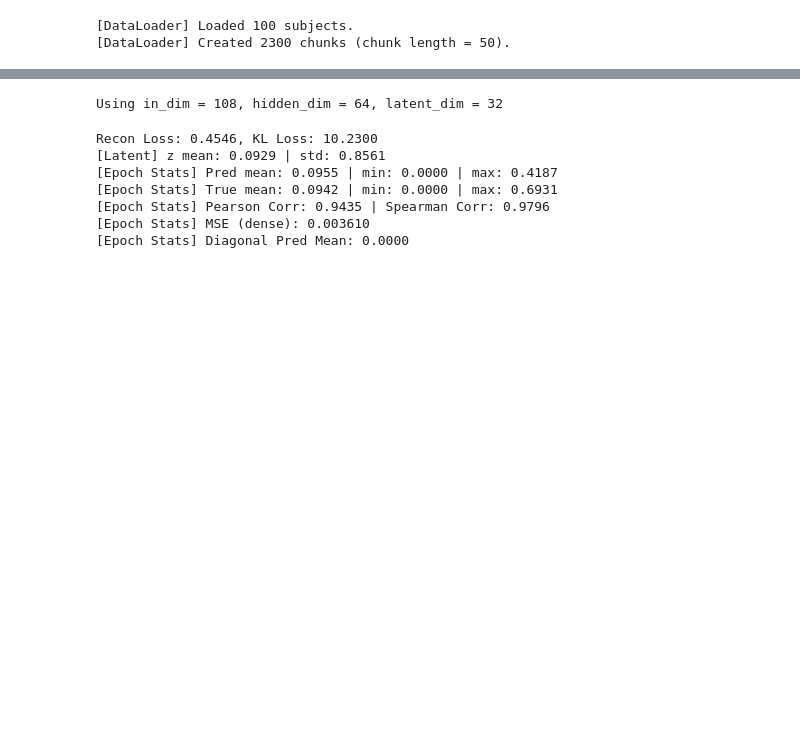
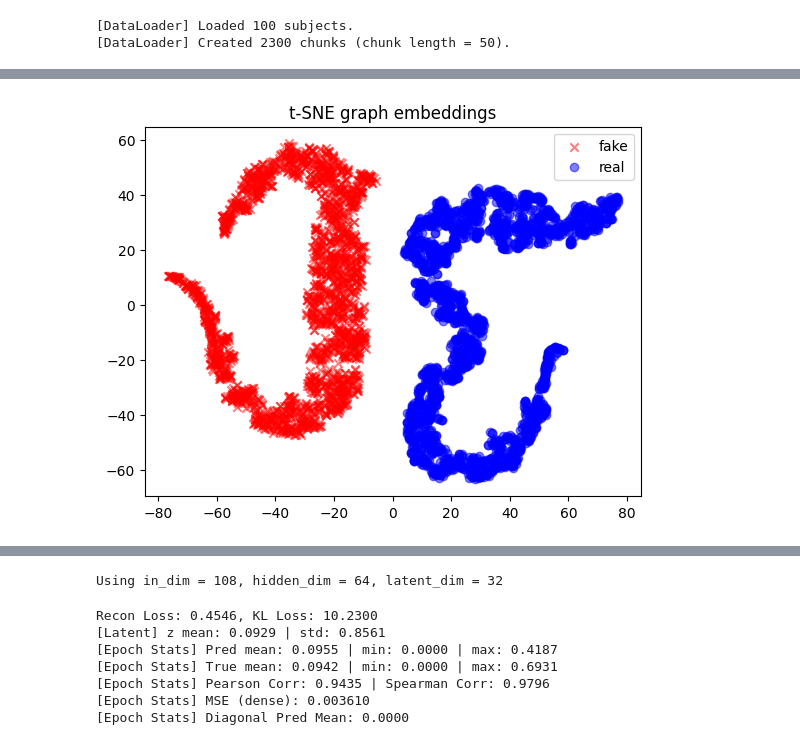
Before and after one commit to AnishKochhar/whole-brain-simulations, a Jupyter notebook: discriminator.ipynb, the cells around one changed output, grey strips where cells are left out. Cells and saved outputs as stored; diff of their text form; code cells hidden in the pictures; blank space fills up the shorter version.

```diff
--- a/discriminator.ipynb
+++ b/discriminator.ipynb
@@ -474,0 +580,9 @@ fake_dataset = simulate_matching_chunks(len(real_dataset))
+# %%
+discriminator = Discriminator(encoder, latent=32, use_critic=False)
+
+train_binary_classifier(discriminator, full_dataset, epochs=60, freeze_encoder=False, device=device)
+
+tsne_plot( np.vstack([global_add_pool(encoder(d.to(DEVICE)), d.batch).detach().cpu().numpy()
+               for d in real_dataset+fake_dataset]), np.array([d.y.item() for d in real_dataset+fake_dataset]))
+# %% [output]
+[figure, added]
```
Also changed, not shown: parts of 20 cells of this notebook, 8 other files.
